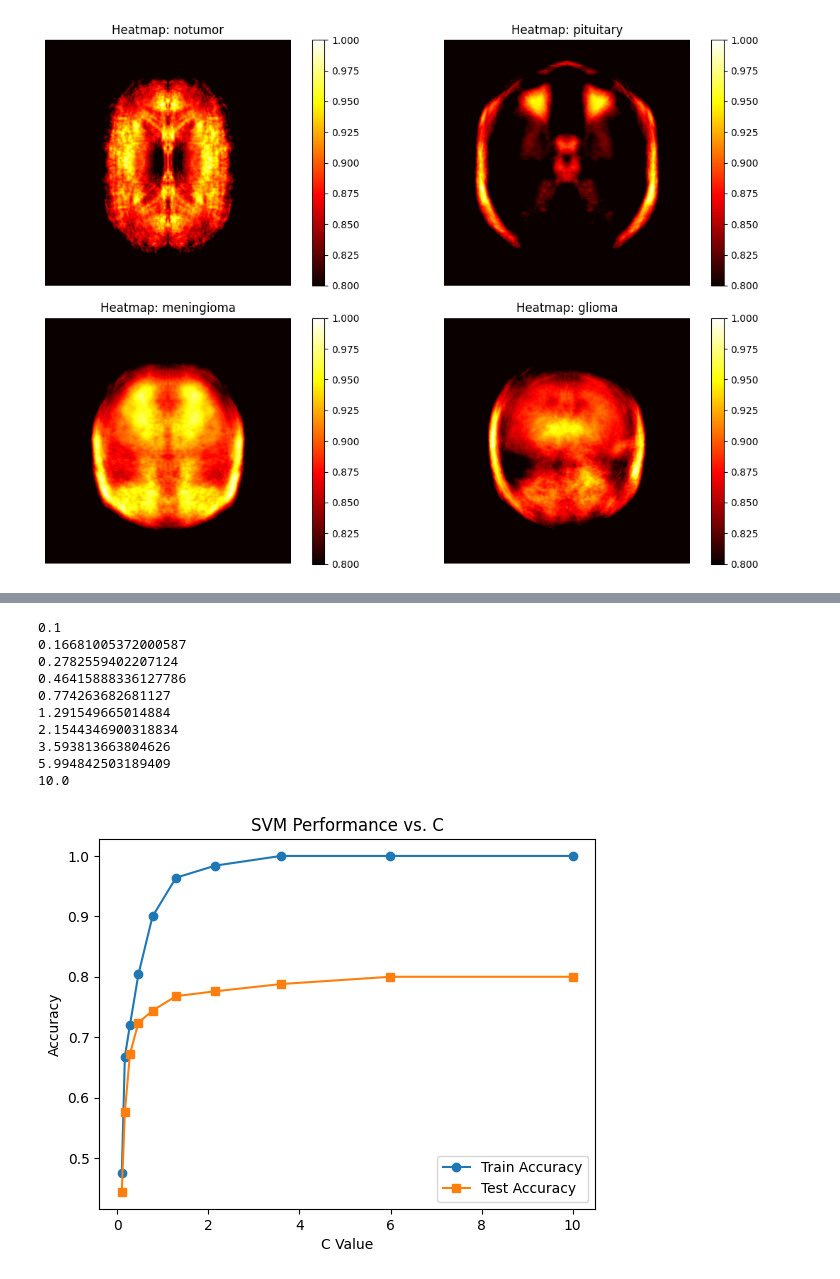
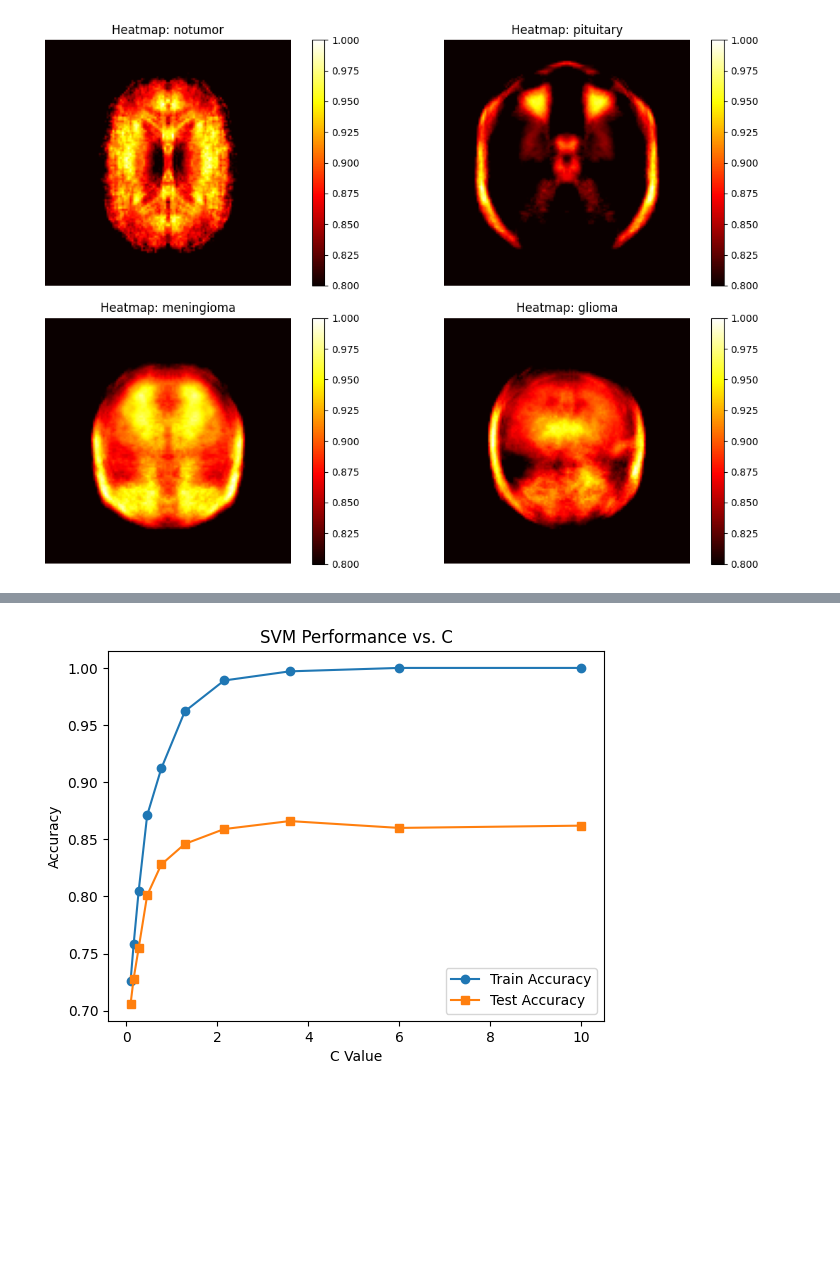
Before and after one commit to JamesScottCode/brain-tumor-detection, a Jupyter notebook: test_jpy.ipynb, the cells around one changed output, grey strips where cells are left out. Cells and saved outputs as stored; diff of their text form; code cells hidden in the pictures; blank space fills up the shorter version.

```diff
--- a/test_jpy.ipynb
+++ b/test_jpy.ipynb
@@ -370,9 +369,9 @@ def get_highest_accuracy():
 # %%
 # === LOGISTIC REGRESSION ===
 model = LogisticRegression(max_iter=1000)
-model.fit(X_train, y_train)
+model.fit(X_train_scaled, y_train)
 
-y_pred = model.predict(X_test)
+y_pred = model.predict(X_test_scaled)
 
 accuracy = accuracy_score(y_test, y_pred)
 cr = classification_report(y_test, y_pred, target_names=classes)
@@ -422,83 +423,45 @@ Lowest oob err:  0.07883267007769568
 # %%
 # === RANDOM FOREST - 2 - MODEL===
-rf_model = RandomForestClassifier(n_estimators=60, random_state=rs)
+rf_model = RandomForestClassifier(n_estimators=50, random_state=rs)
 rf_model.fit(X_train, y_train)
 rf_pred = rf_model.predict(X_test)
+
 acc = accuracy_score(y_test, rf_pred)
 cr = classification_report(y_test, rf_pred, target_names=classes)
-
 cm = confusion_matrix(y_test, rf_pred)
-# sns.heatmap(cm, annot=True, fmt="d", cmap="Blues")
 
 add_classification_report("RANDOM FOREST", cm, acc, cr)
+# %%
+# SVM Consts
+slice_num = 1000
+C_values = np.logspace(-1, 1, 10)
+train_scores = []
+test_scores = []
+
+svm_X_train_scaled = X_train_scaled[:slice_num].copy()
+svm_X_test_scaled = X_test_scaled[:slice_num].copy()
+svm_y_train = y_train[:slice_num].copy()
+svm_y_test = y_test[:slice_num].copy()
 # %%
 # === SUPPORT VECTOR MACHINE ===
-
 # 1 - FIND HYPERPARAMETER C
-
-slice_num = 250
-C_values = np.logspace(-1, 1, 10)
-train_scores = []
-test_scores = []
-
-svm_X_train_scaled = X_train_scaled[:slice_num].copy()
-svm_X_test_scaled = X_test_scaled[:slice_num].copy()
-svm_y_train = y_train[:slice_num].copy()
-svm_y_test = y_test[:slice_num].copy()
-
 
 for C in C_values:
     # print(C)
     svm = SVC(kernel='rbf', C=C, random_state=rs)
     svm.fit(svm_X_train_scaled, svm_y_train)
     train_scores.append(accuracy_score(svm_y_train, svm.predict(svm_X_train_scaled)))
     test_scores.append(accuracy_score(svm_y_test, svm.predict(svm_X_test_scaled)))
 
 
-# Plot the results
 plt.plot(C_values, train_scores, label='Train Accuracy', marker='o')
 plt.plot(C_values, test_scores, label='Test Accuracy', marker='s')
-# plt.xscale('log')  # Log scale to better visualize small/large C values
 plt.xlabel("C Value")
 plt.ylabel("Accuracy")
 plt.title("SVM Performance vs. C")
 plt.legend()
 plt.show()
-
-
-# param_grid = {'C': [0.01, 0.1, 1, 10, 100]}  # Try different values
-# svm = SVC(kernel='rbf', random_state=rs)
-
-# grid_search = GridSearchCV(svm, param_grid, cv=5, scoring='accuracy', n_jobs=-1)
-# grid_search.fit(X_train, y_train)
-
-# print("Best C value:", grid_search.best_params_['C'])
-
-
-# 2 - SVM
-
-
-svm_model = SVC(kernel='rbf', C=4, random_state=rs)  # RBF kernel is commonly used
-svm_model.fit(X_train, y_train)
-svm_pred = svm_model.predict(X_test)
-
-
-cm = confusion_matrix(y_test, svm_pred)
-acc = accuracy_score(y_test, svm_pred)
-cr = classification_report(y_test, svm_pred, target_names=classes)
-
-add_classification_report("SUPPORT VECTOR MACHINE", cm, acc, cr)
 # %% [output]
-0.1
-0.16681005372000587
-0.2782559402207124
-0.46415888336127786
-0.774263682681127
-1.291549665014884
-2.1544346900318834
-3.593813663804626
-5.994842503189409
-10.0
-[figure, old version]
+[figure, new version]
 # %%
 # === SVM - MODEL ===
```
Also changed, not shown: parts of 14 cells of this notebook.
